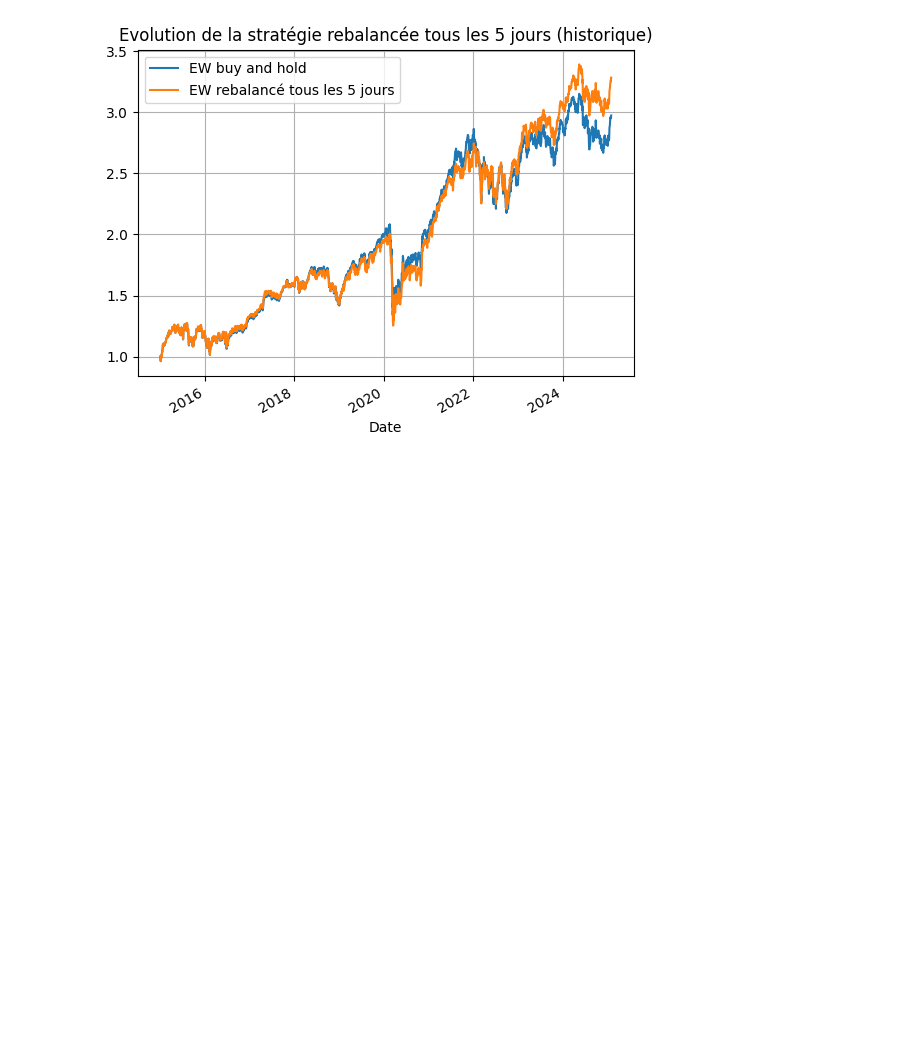
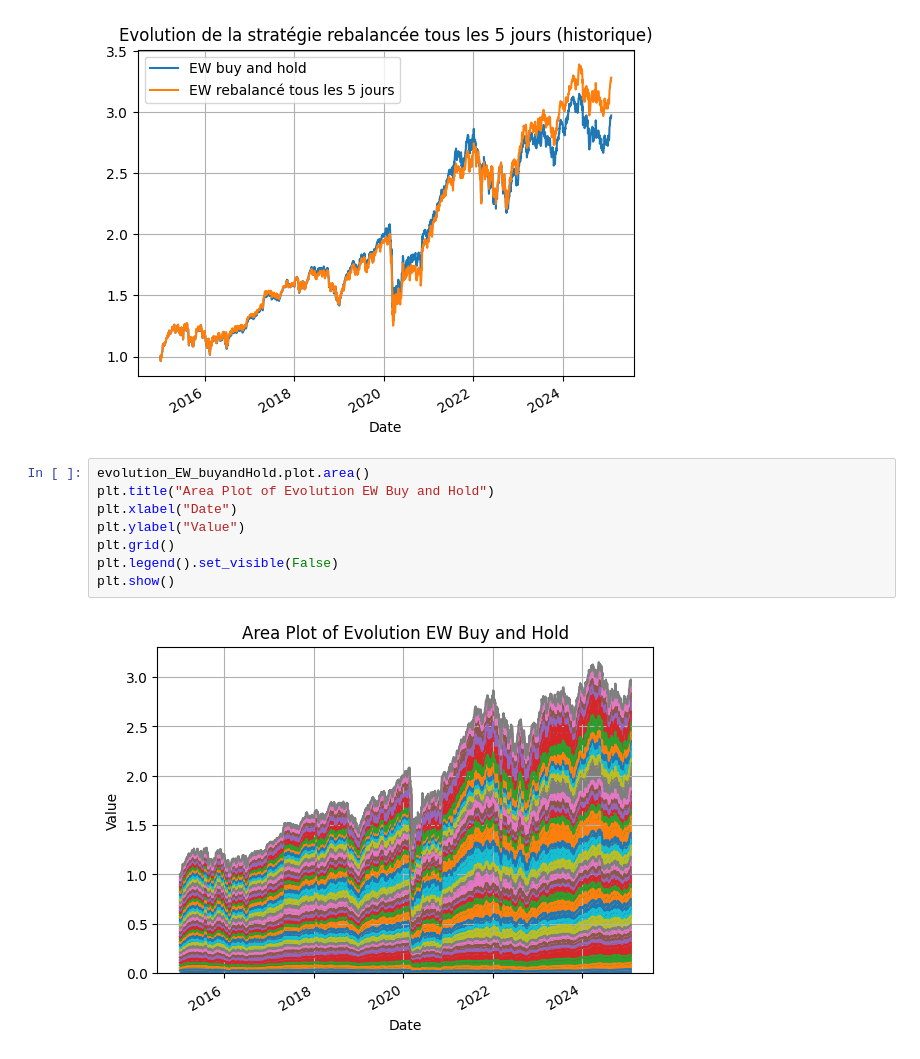
Before and after one commit to ZeBaoB/Cutting-edge_AssetTool-, a Jupyter notebook: Cutting edge 1.ipynb, the cells around one changed output. Cells and saved outputs as stored; diff of their text form; blank space fills up the shorter version.

Commit message:
Area plot

```diff
--- a/Cutting edge 1.ipynb
+++ b/Cutting edge 1.ipynb
@@ -196,3 +196,13 @@ plt.title("Evolution de la stratégie rebalancée tous les " + str(T) + " jours
 # %% [output]
 Text(0.5, 1.0, 'Evolution de la stratégie rebalancée tous les 5 jours (historique)')
 [figure]
+# %%
+evolution_EW_buyandHold.plot.area()
+plt.title("Area Plot of Evolution EW Buy and Hold")
+plt.xlabel("Date")
+plt.ylabel("Value")
+plt.grid()
+plt.legend().set_visible(False)
+plt.show()
+# %% [output]
+[figure, added]
```
Also changed, not shown: parts of 7 cells of this notebook.
